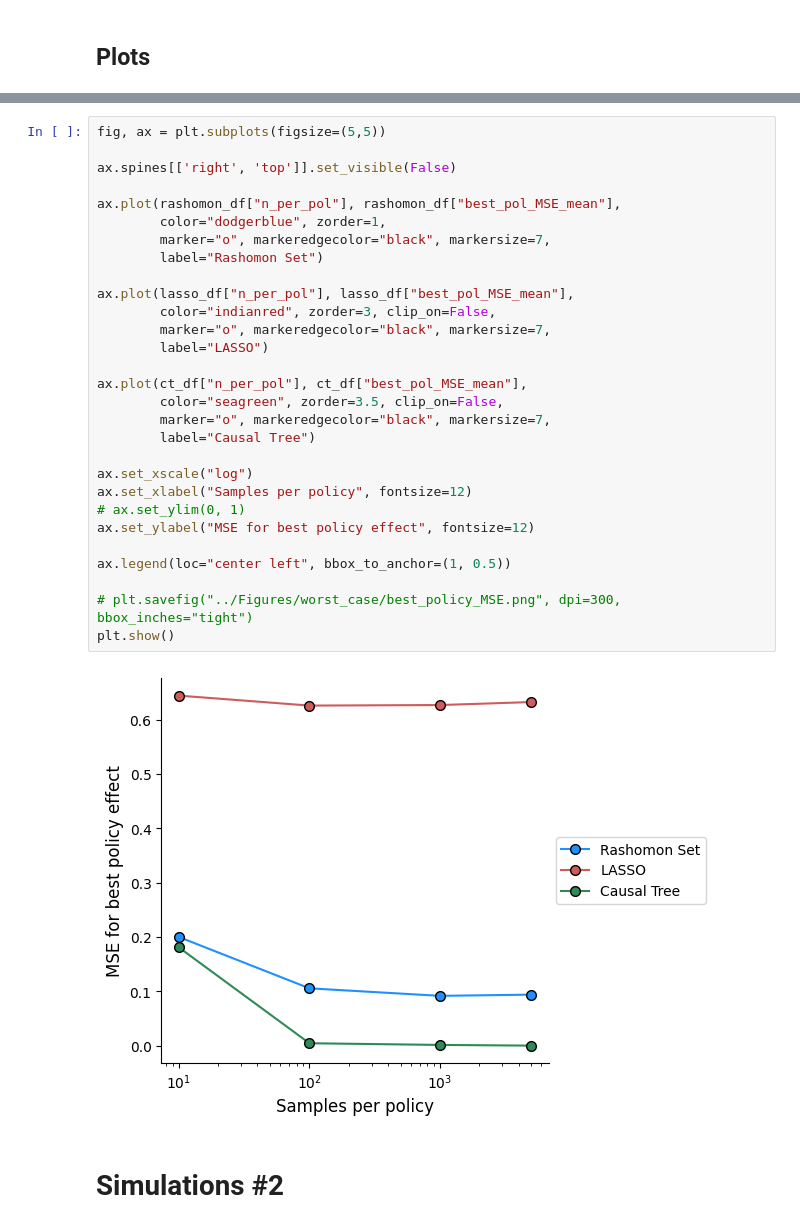
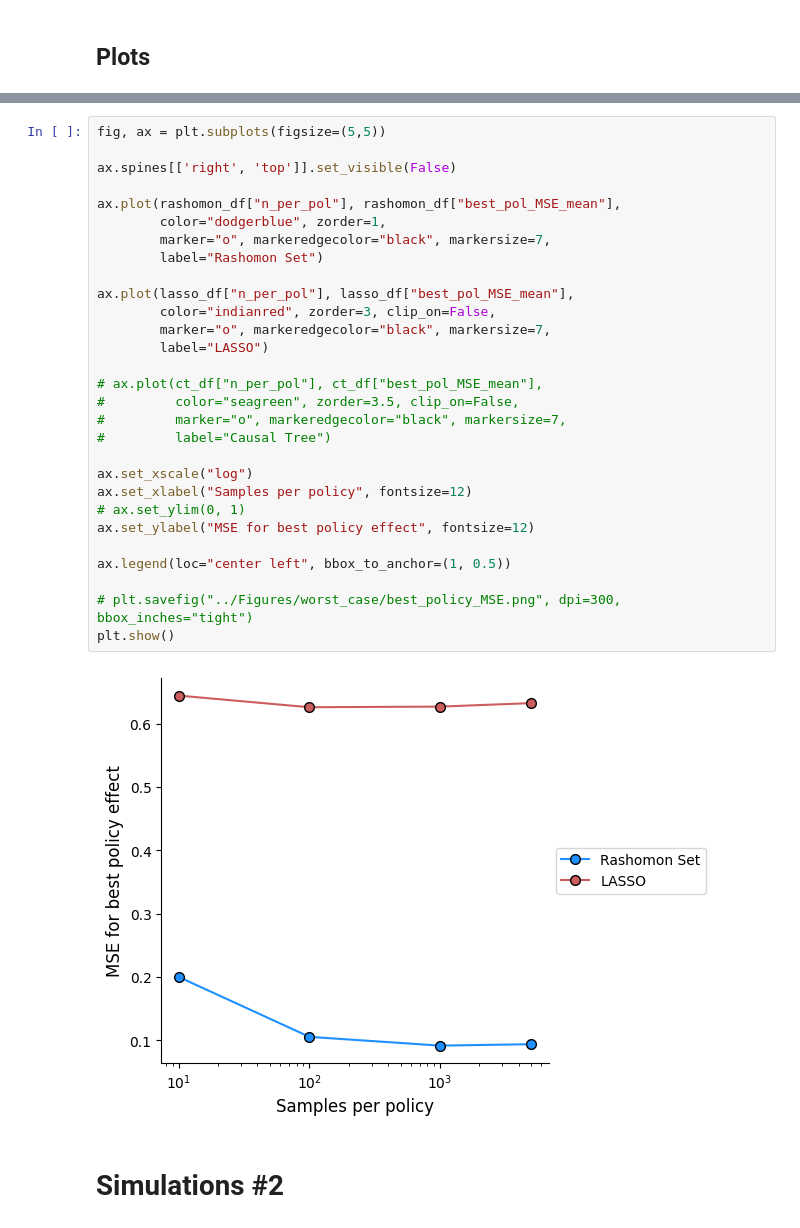
Before and after one commit to AparaV/rashomon-partition-sets, a Jupyter notebook: Code/analyze_results.ipynb, the cells around one changed output, grey strips where cells are left out. Drawn from its saved outputs; the diff is of its cells as text.

```diff
--- a/Code/analyze_results.ipynb
+++ b/Code/analyze_results.ipynb
@@ -274,33 +271,33 @@ plt.show()
 # %%
 fig, ax = plt.subplots(figsize=(5,5))
 
 ax.spines[['right', 'top']].set_visible(False)
 
 ax.plot(rashomon_df["n_per_pol"], rashomon_df["best_pol_MSE_mean"],
         color="dodgerblue", zorder=1,
         marker="o", markeredgecolor="black", markersize=7,
         label="Rashomon Set")
 
 ax.plot(lasso_df["n_per_pol"], lasso_df["best_pol_MSE_mean"],
         color="indianred", zorder=3, clip_on=False,
         marker="o", markeredgecolor="black", markersize=7,
         label="LASSO")
 
-ax.plot(ct_df["n_per_pol"], ct_df["best_pol_MSE_mean"],
-        color="seagreen", zorder=3.5, clip_on=False,
-        marker="o", markeredgecolor="black", markersize=7,
-        label="Causal Tree")
+# ax.plot(ct_df["n_per_pol"], ct_df["best_pol_MSE_mean"],
+#         color="seagreen", zorder=3.5, clip_on=False,
+#         marker="o", markeredgecolor="black", markersize=7,
+#         label="Causal Tree")
 
 ax.set_xscale("log")
 ax.set_xlabel("Samples per policy", fontsize=12)
 # ax.set_ylim(0, 1)
 ax.set_ylabel("MSE for best policy effect", fontsize=12)
 
 ax.legend(loc="center left", bbox_to_anchor=(1, 0.5))
 
 # plt.savefig("../Figures/worst_case/best_policy_MSE.png", dpi=300, bbox_inches="tight")
 plt.show()
 # %% [output]
-[figure, old version]
+[figure, new version]
 # %% [markdown]
 # Simulations #2
```
Also changed, not shown: parts of 19 cells of this notebook, 18 other files.
